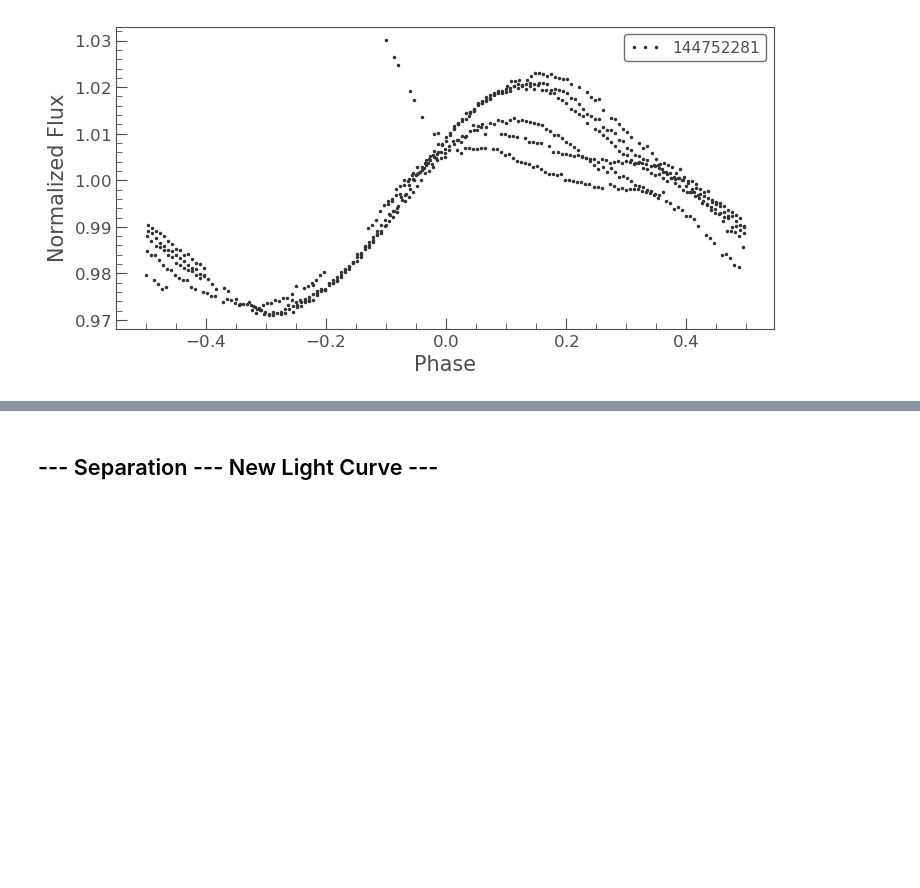
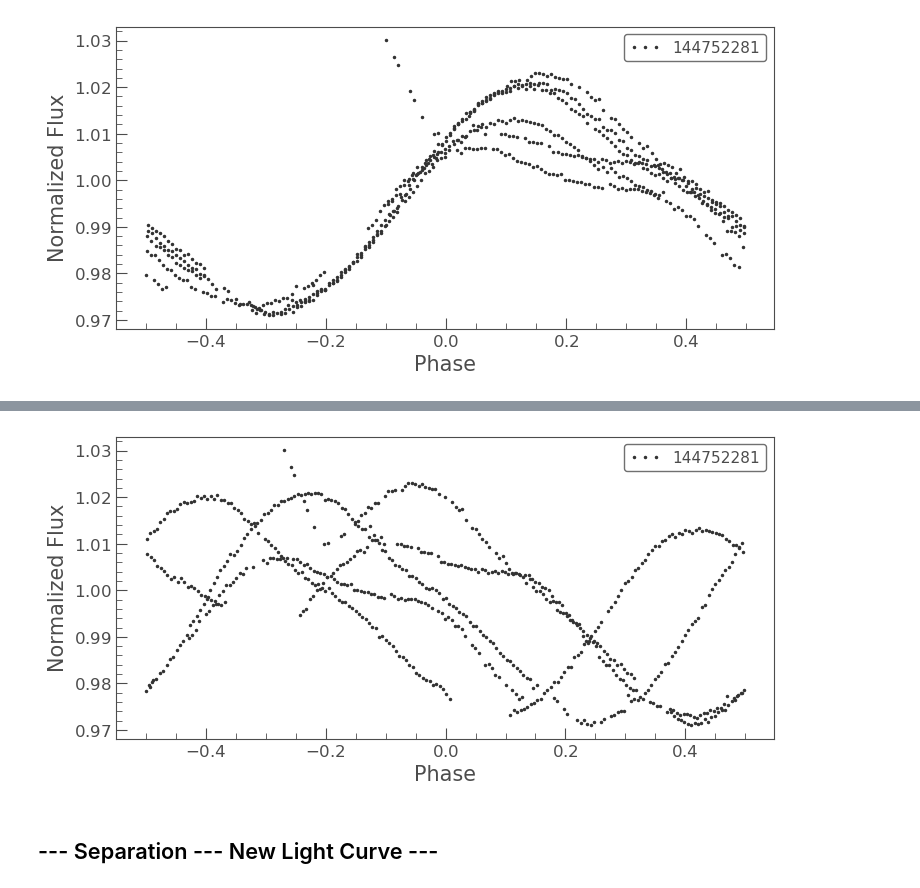
Before and after one commit to AstroJosePC/TESSDataExploration, a Jupyter notebook: StephaniesPeriodogram.ipynb, the cells around one changed output, grey strips where cells are left out. Cells and saved outputs as stored; diff of their text form; code cells hidden in the pictures; blank space fills up the shorter version.

```diff
--- a/StephaniesPeriodogram.ipynb
+++ b/StephaniesPeriodogram.ipynb
@@ -71,3 +82,8 @@ plt.savefig('folded.jpg', dpi=200)
+# %%
+lc.remove_outliers(sigma=sigma).fold(period_peaks[4]).plot(marker='.', ls='', markersize='3')
+plt.savefig('folded_wrong.jpg', dpi=200)
+# %% [output]
+[figure, added]
 # %% [markdown]
 ## --- Separation --- New Light Curve ---
 # %%
```
Also changed, not shown: parts of 6 cells of this notebook.
